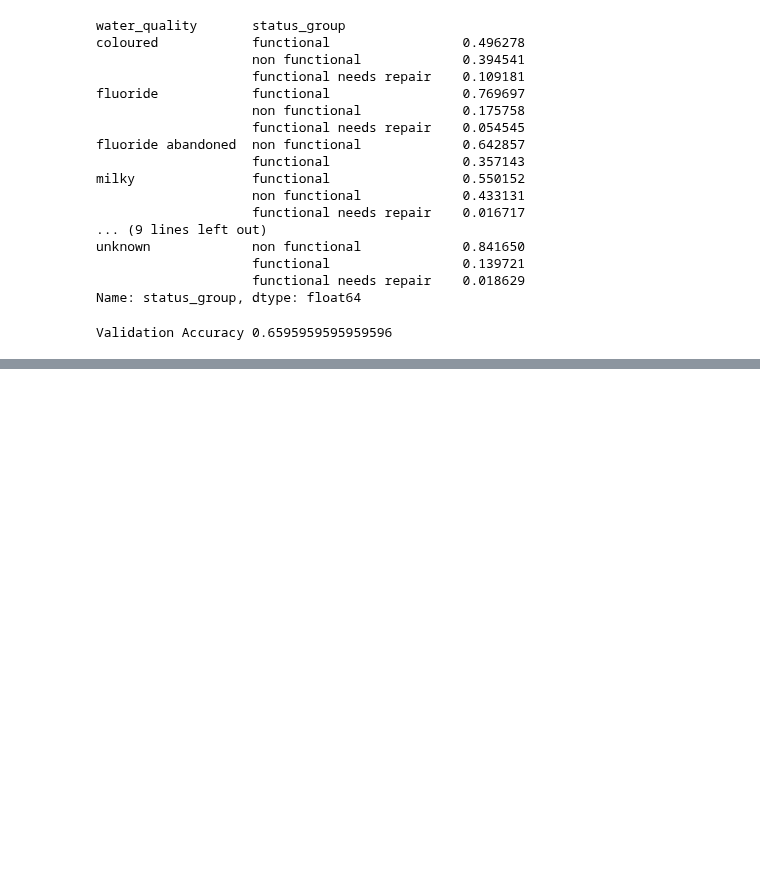
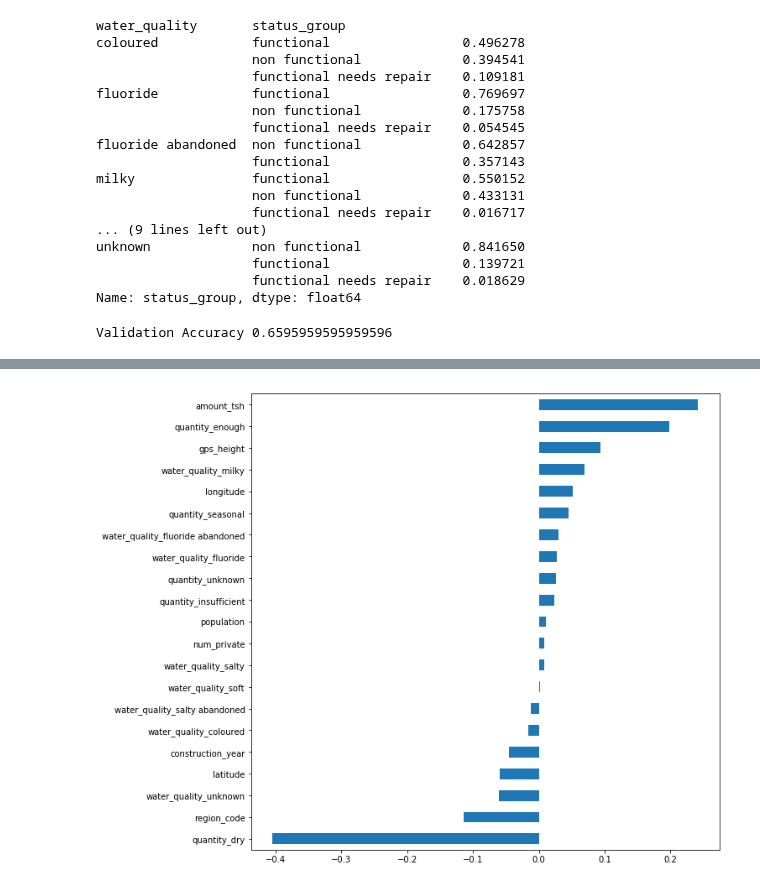
Before and after one commit to LambdaSchool/DS-Unit-2-Classification-1, a Jupyter notebook: module1-logistic-regression/Assignment.ipynb, the cells around one changed output, grey strips where cells are left out. Saved outputs shown, nothing was run; the diff lists cells and outputs as text; code cells hidden in the pictures; blank space fills up the shorter version.

Commit message:
graph

```diff
--- a/module1-logistic-regression/Assignment.ipynb
+++ b/module1-logistic-regression/Assignment.ipynb
@@ -223,0 +213,8 @@ Validation Accuracy 0.6595959595959596
+# %%
+coefficients = pd.Series(model.coef_[0], X_train_encoded.columns)
+%matplotlib inline
+import matplotlib.pyplot as plt
+plt.figure(figsize=(10, 10))
+coefficients.sort_values().plot.barh();
+# %% [output]
+[figure, added]
```
Also changed, not shown: parts of 1 cell of this notebook.
